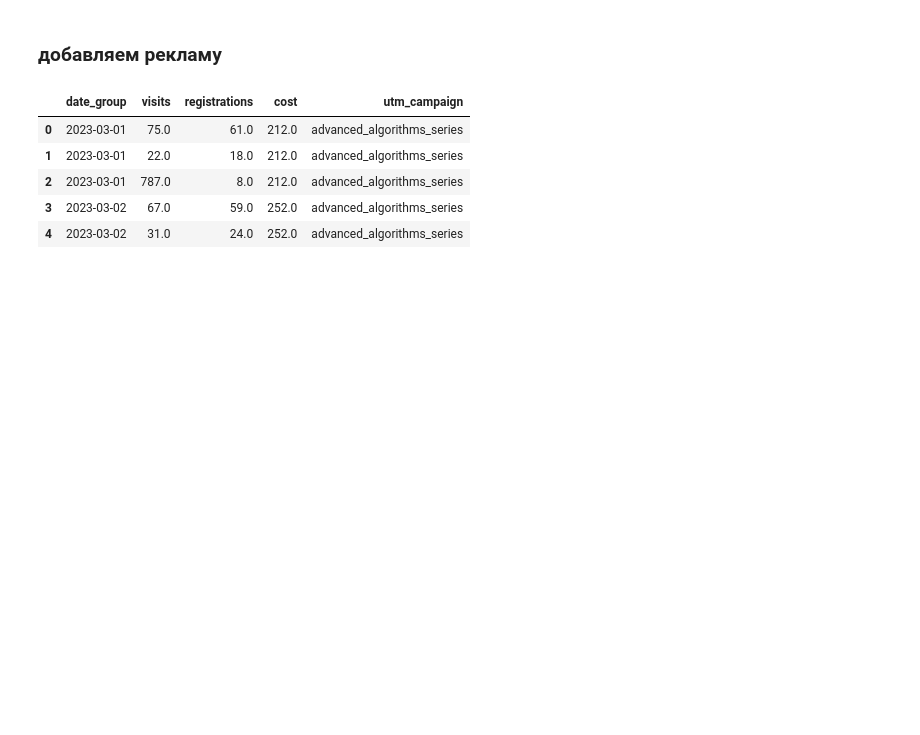
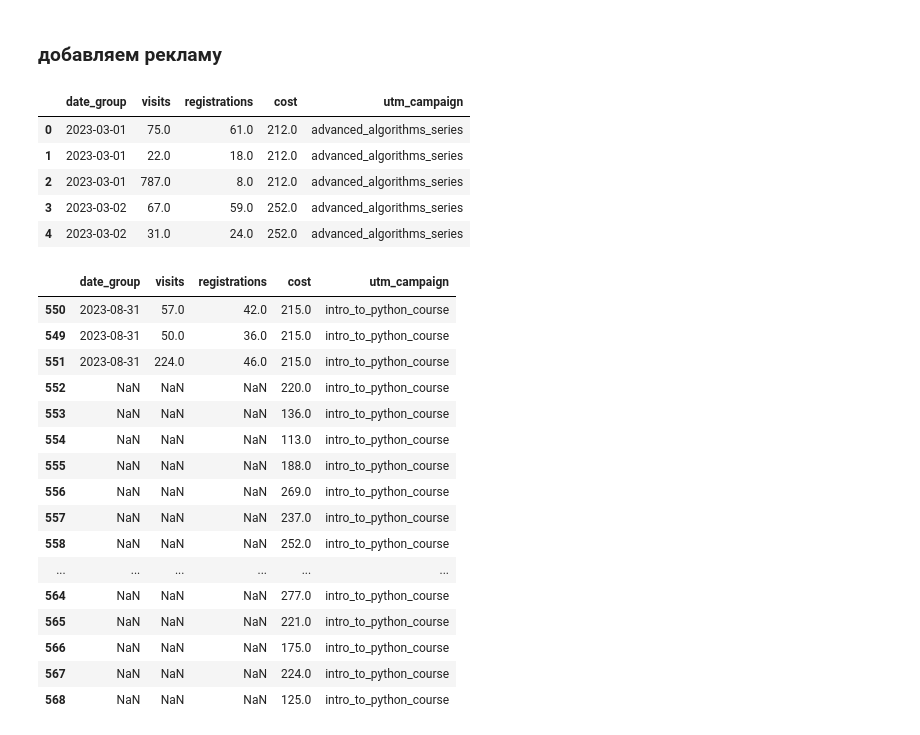
Before and after one commit to flinnhale/data-analytics-project-100, a Jupyter notebook: project-100.ipynb, the cells around one changed output. Saved outputs shown, nothing was run; the diff lists cells and outputs as text; code cells hidden in the pictures; blank space fills up the shorter version.

```diff
--- a/project-100.ipynb
+++ b/project-100.ipynb
@@ -192,3 +212,23 @@ final_result.head()
 | 2 | 2023-03-01 | 787.0 | 8.0 | 212.0 | advanced_algorithms_series |
 | 3 | 2023-03-02 | 67.0 | 59.0 | 252.0 | advanced_algorithms_series |
 | 4 | 2023-03-02 | 31.0 | 24.0 | 252.0 | advanced_algorithms_series |
+# %%
+final_result.tail(20)
+# %% [output]
+|  | date_group | visits | registrations | cost | utm_campaign |
+| 550 | 2023-08-31 | 57.0 | 42.0 | 215.0 | intro_to_python_course |
+| 549 | 2023-08-31 | 50.0 | 36.0 | 215.0 | intro_to_python_course |
+| 551 | 2023-08-31 | 224.0 | 46.0 | 215.0 | intro_to_python_course |
+| 552 | NaN | NaN | NaN | 220.0 | intro_to_python_course |
+| 553 | NaN | NaN | NaN | 136.0 | intro_to_python_course |
+| 554 | NaN | NaN | NaN | 113.0 | intro_to_python_course |
+| 555 | NaN | NaN | NaN | 188.0 | intro_to_python_course |
+| 556 | NaN | NaN | NaN | 269.0 | intro_to_python_course |
+| 557 | NaN | NaN | NaN | 237.0 | intro_to_python_course |
+| 558 | NaN | NaN | NaN | 252.0 | intro_to_python_course |
+| ... | ... | ... | ... | ... | ... |
+| 564 | NaN | NaN | NaN | 277.0 | intro_to_python_course |
+| 565 | NaN | NaN | NaN | 221.0 | intro_to_python_course |
+| 566 | NaN | NaN | NaN | 175.0 | intro_to_python_course |
+| 567 | NaN | NaN | NaN | 224.0 | intro_to_python_course |
+| 568 | NaN | NaN | NaN | 125.0 | intro_to_python_course |
```
Also changed, not shown: parts of 1 cell of this notebook, 1 other file.
